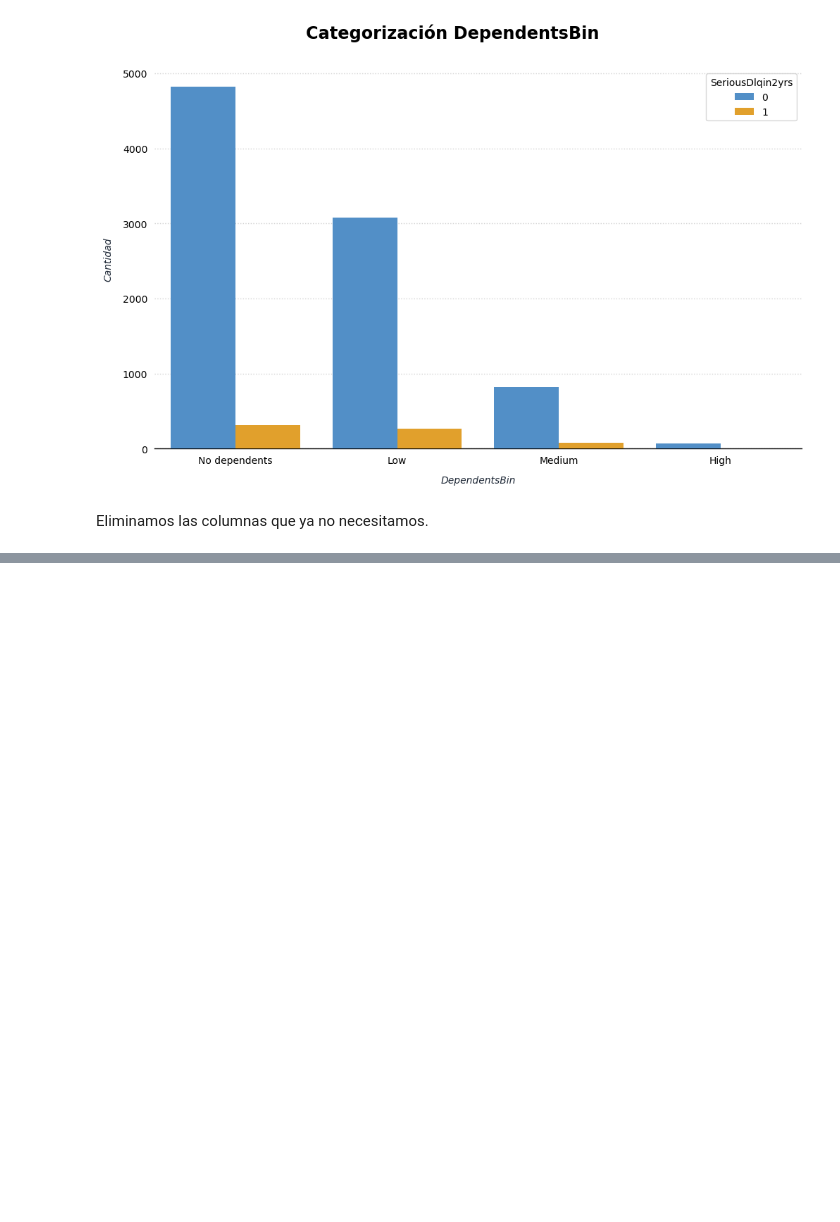
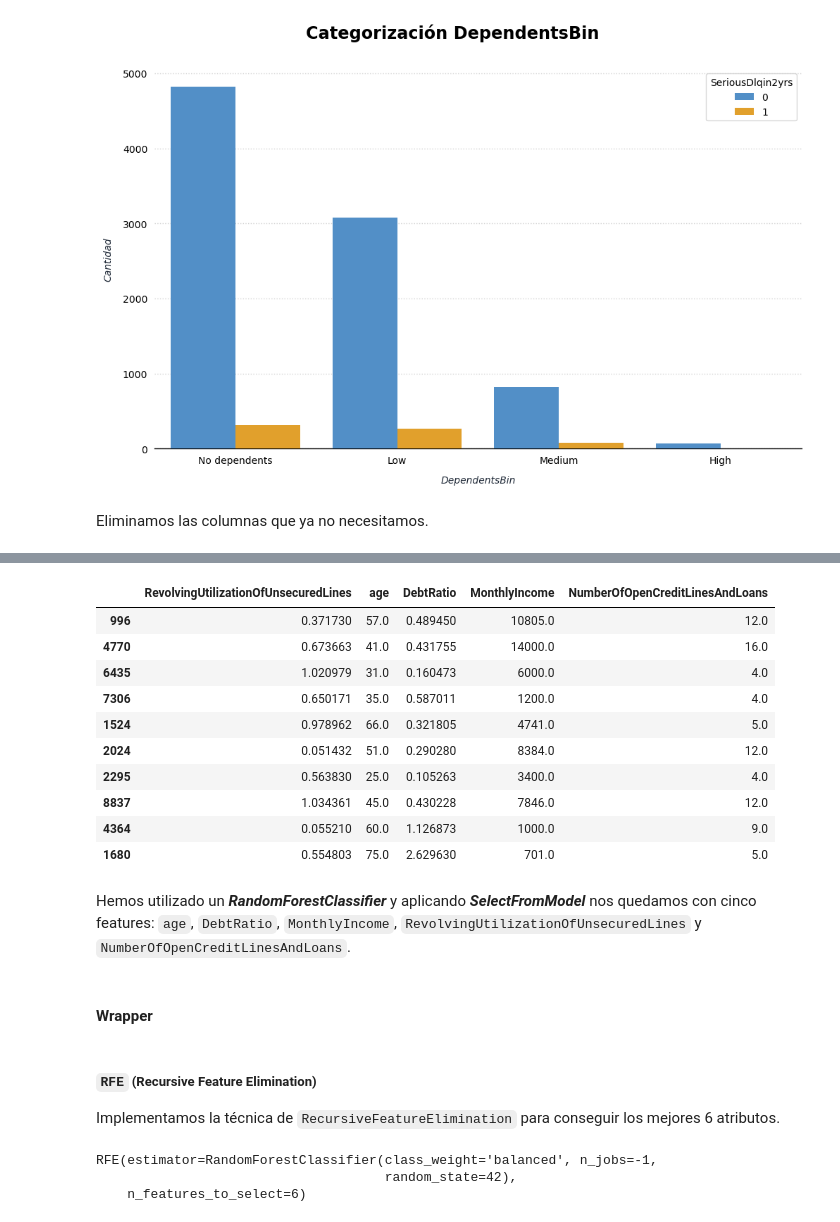
Before and after one commit to aaerror/ONLINE_DS_THEBRIDGE_AAC, a Jupyter notebook: sprint_14/feature_selection/feature_selection.ipynb, the cells around one changed output, grey strips where cells are left out. Drawn from its saved outputs; the diff is of its cells as text; code cells hidden in the pictures; blank space fills up the shorter version.

```diff
--- a/sprint_14/feature_selection/feature_selection.ipynb
+++ b/sprint_14/feature_selection/feature_selection.ipynb
@@ -1558,0 +1667,12 @@ memory usage: 564.1 KB
+# %%
+target = "SeriousDlqin2yrs"
+
+print("MUTUAL INFORMATION")
+print("="*65)
+for column in categorical_features_raw:
+	mutual_information = mutual_info_score(
+		df_train[column],
+		df_train[target]
+	)
+
+	print(f"{column} - {target}: {mutual_information:.5f}")
@@ -1558,0 +1998,46 @@ memory usage: 564.1 KB
+# %%
+pd.DataFrame(
+	select_from_model.transform(
+		df_train_encoded.drop(columns=categorical_features_raw + [target])
+	),
+	columns=select_from_model.get_feature_names_out()
+).sample(10)
+# %% [output]
+|  | RevolvingUtilizationOfUnsecuredLines | age | DebtRatio | MonthlyIncome | NumberOfOpenCreditLinesAndLoans |
+| 996 | 0.371730 | 57.0 | 0.489450 | 10805.0 | 12.0 |
+| 4770 | 0.673663 | 41.0 | 0.431755 | 14000.0 | 16.0 |
+| 6435 | 1.020979 | 31.0 | 0.160473 | 6000.0 | 4.0 |
+| 7306 | 0.650171 | 35.0 | 0.587011 | 1200.0 | 4.0 |
+| 1524 | 0.978962 | 66.0 | 0.321805 | 4741.0 | 5.0 |
+| 2024 | 0.051432 | 51.0 | 0.290280 | 8384.0 | 12.0 |
+| 2295 | 0.563830 | 25.0 | 0.105263 | 3400.0 | 4.0 |
+| 8837 | 1.034361 | 45.0 | 0.430228 | 7846.0 | 12.0 |
+| 4364 | 0.055210 | 60.0 | 1.126873 | 1000.0 | 9.0 |
+| 1680 | 0.554803 | 75.0 | 2.629630 | 701.0 | 5.0 |
+# %% [markdown]
+Hemos utilizado un ***RandomForestClassifier*** y aplicando ***SelectFromModel*** nos quedamos con cinco features: `age`, `DebtRatio`, `MonthlyIncome`, `RevolvingUtilizationOfUnsecuredLines` y `NumberOfOpenCreditLinesAndLoans`.
+# %% [markdown]
+#### **Wrapper**
+# %% [markdown]
+##### `RFE` (Recursive Feature Elimination)
+
+Implementamos la técnica de `RecursiveFeatureElimination` para conseguir los mejores 6 atributos.
+# %%
+rfe = RFE(
+	estimator=RandomForestClassifier(
+		class_weight="balanced",
+		n_jobs=-1,
+		random_state=42
+	),
+	n_features_to_select=6,
+	step=1,
+)
+
+columns = df_train_encoded.drop(
+	columns=categorical_features_raw + [target]
+).columns
+rfe.fit(X=df_train_encoded[columns], y=df_train_encoded[target])
+# %% [output]
+RFE(estimator=RandomForestClassifier(class_weight='balanced', n_jobs=-1,
+                                     random_state=42),
+    n_features_to_select=6)
```
Also changed, not shown: parts of 88 cells of this notebook.
